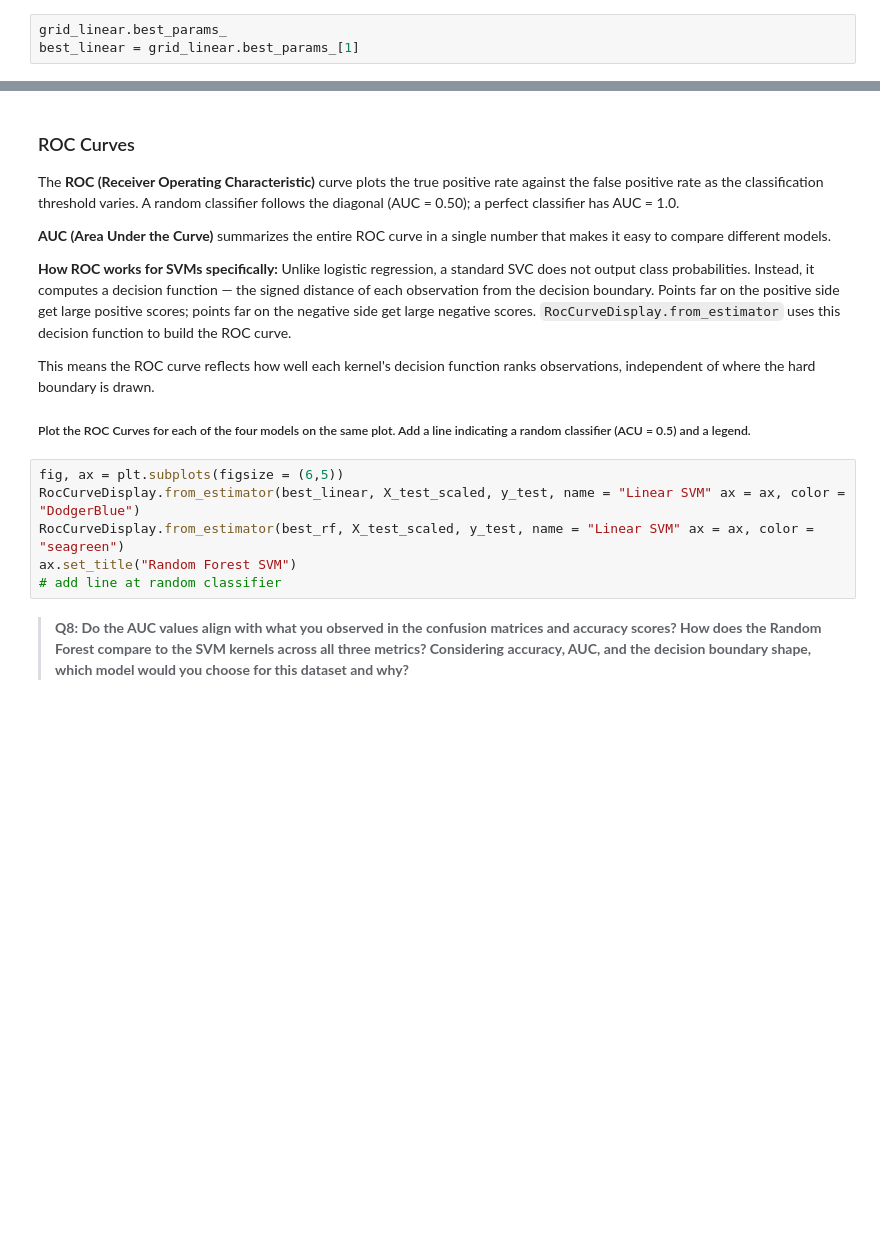
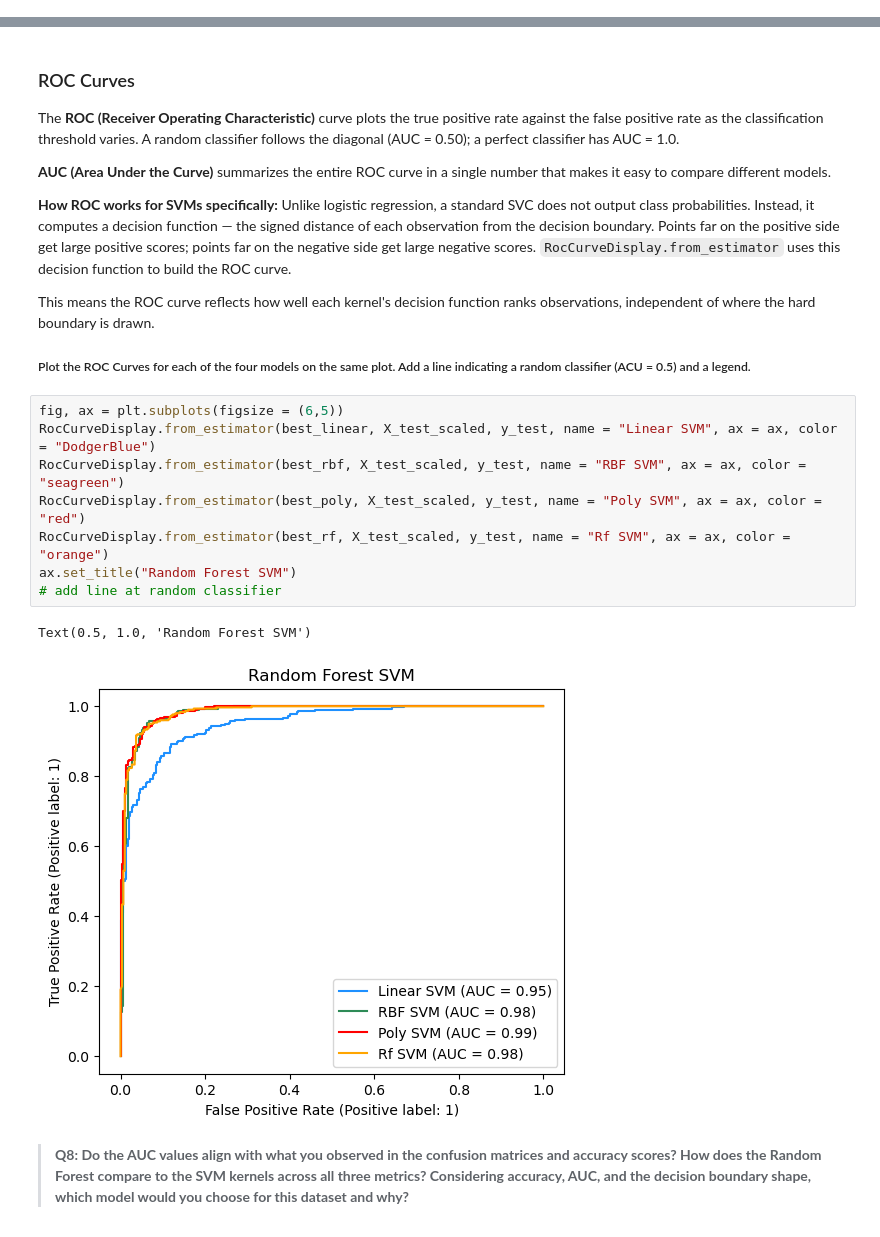
Before and after one commit to sofiasarak/eds232-labs, a Jupyter notebook: lab8.ipynb, the cells around one changed output, grey strips where cells are left out. Cells and saved outputs as stored; diff of their text form; blank space fills up the shorter version.

```diff
--- a/lab8.ipynb
+++ b/lab8.ipynb
@@ -354,6 +396,3 @@ plt.show()
-# %%
-grid_linear.best_params_
-best_linear = grid_linear.best_params_[1]
 # %% [markdown]
 > **Q6: How does the linear kernel's decision boundary compare visually to the RBF, polynomial, and Random Forest boundaries? How does the Random Forest boundary differ from the SVM boundaries?**
 # %% [markdown]
@@ -384,10 +477,15 @@ This means the ROC curve reflects how well each kernel's decision function ranks
 ##### Plot the ROC Curves for each of the four models on the same plot. Add a line indicating a random classifier (ACU = 0.5) and a legend.
 # %%
 fig, ax = plt.subplots(figsize = (6,5))
-RocCurveDisplay.from_estimator(best_linear, X_test_scaled, y_test, name = "Linear SVM" ax = ax, color = "DodgerBlue")
-RocCurveDisplay.from_estimator(best_rf, X_test_scaled, y_test, name = "Linear SVM" ax = ax, color = "seagreen")
+RocCurveDisplay.from_estimator(best_linear, X_test_scaled, y_test, name = "Linear SVM", ax = ax, color = "DodgerBlue")
+RocCurveDisplay.from_estimator(best_rbf, X_test_scaled, y_test, name = "RBF SVM", ax = ax, color = "seagreen")
+RocCurveDisplay.from_estimator(best_poly, X_test_scaled, y_test, name = "Poly SVM", ax = ax, color = "red")
+RocCurveDisplay.from_estimator(best_rf, X_test_scaled, y_test, name = "Rf SVM", ax = ax, color = "orange")
 ax.set_title("Random Forest SVM")
 # add line at random classifier
+# %% [output]
+Text(0.5, 1.0, 'Random Forest SVM')
+[figure, added]
 # %% [markdown]
 > **Q8: Do the AUC values align with what you observed in the confusion matrices and accuracy scores? How does the Random Forest compare to the SVM kernels across all three metrics? Considering accuracy, AUC, and the decision boundary shape, which model would you choose for this dataset and why?**
 # %% [markdown]
```
Also changed, not shown: parts of 14 cells of this notebook.
